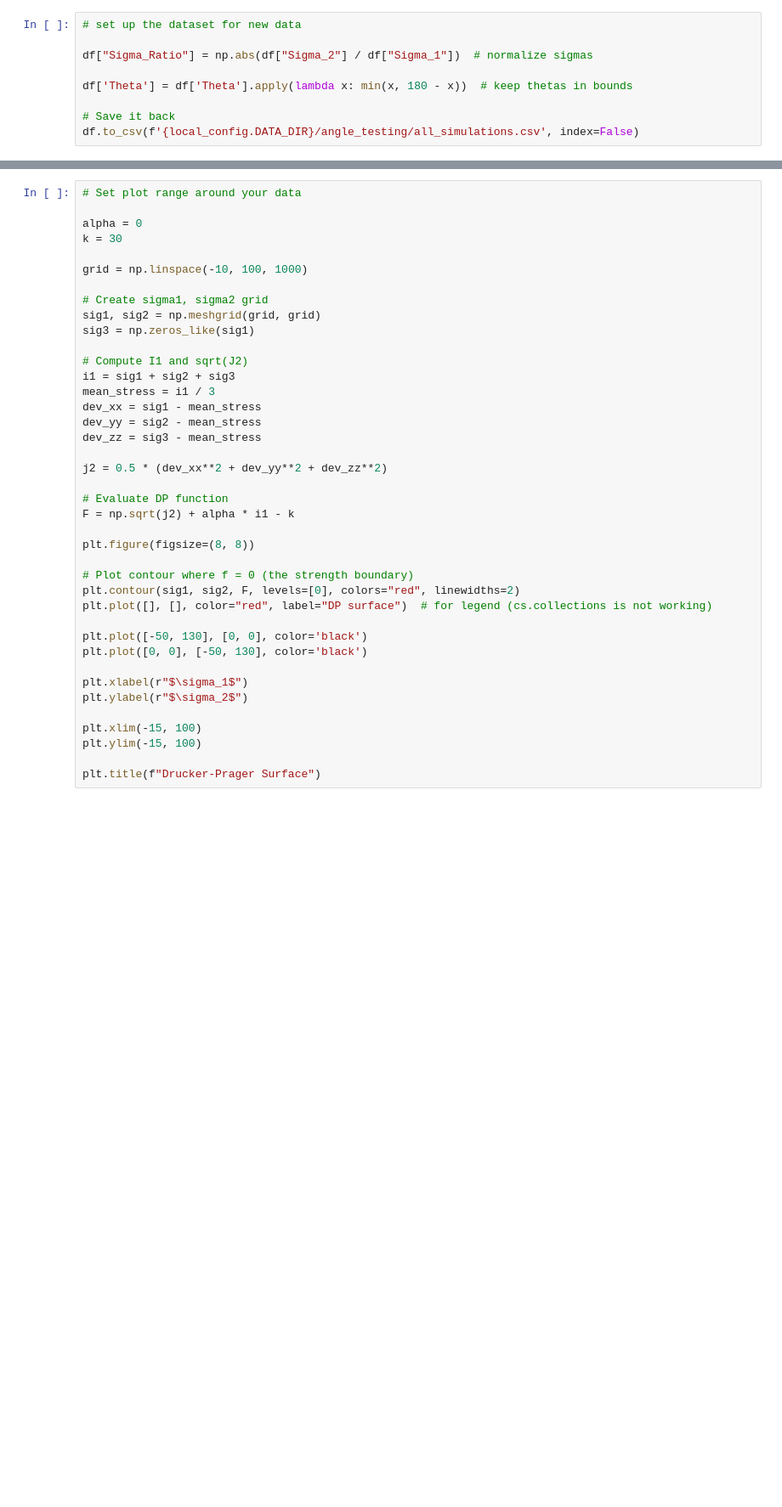
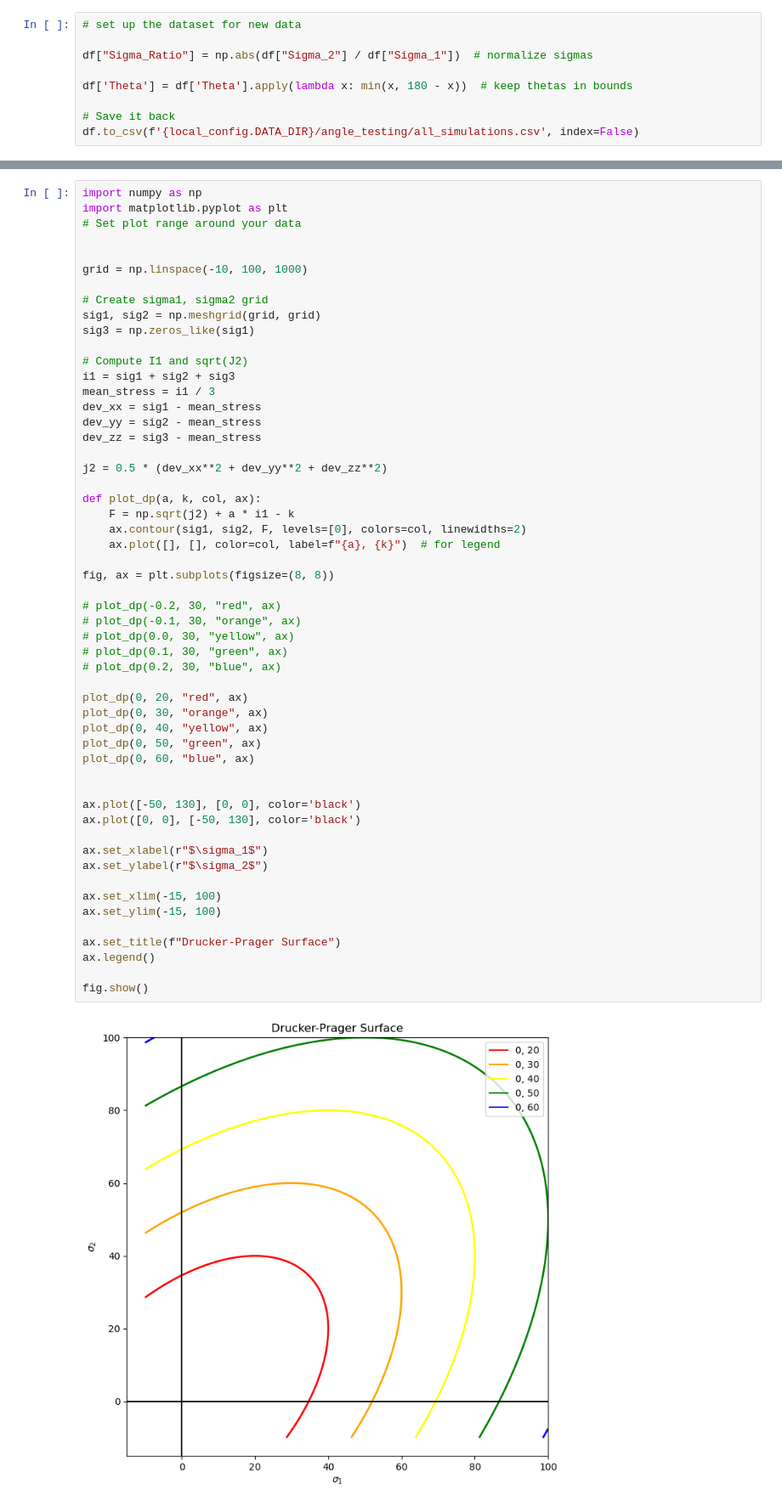
Before and after one commit to abon11/Graphene_Strength_Surface, a Jupyter notebook: sandbox.ipynb, the cells around one changed output, grey strips where cells are left out. Shown: that part at 85% size. Saved outputs shown, nothing was run; the diff lists cells and outputs as text; blank space fills up the shorter version.

```diff
--- a/sandbox.ipynb
+++ b/sandbox.ipynb
@@ -106,40 +106,56 @@ plt.show()
 # %%
+import numpy as np
+import matplotlib.pyplot as plt
 # Set plot range around your data
 
-alpha = 0
-k = 30
 
 grid = np.linspace(-10, 100, 1000)
 
 # Create sigma1, sigma2 grid
 sig1, sig2 = np.meshgrid(grid, grid)
 sig3 = np.zeros_like(sig1)
 
 # Compute I1 and sqrt(J2)
 i1 = sig1 + sig2 + sig3
 mean_stress = i1 / 3
 dev_xx = sig1 - mean_stress
 dev_yy = sig2 - mean_stress
 dev_zz = sig3 - mean_stress
 
 j2 = 0.5 * (dev_xx**2 + dev_yy**2 + dev_zz**2)
 
-# Evaluate DP function
-F = np.sqrt(j2) + alpha * i1 - k
+def plot_dp(a, k, col, ax):
+    F = np.sqrt(j2) + a * i1 - k
+    ax.contour(sig1, sig2, F, levels=[0], colors=col, linewidths=2)
+    ax.plot([], [], color=col, label=f"{a}, {k}")  # for legend
 
-plt.figure(figsize=(8, 8))
+fig, ax = plt.subplots(figsize=(8, 8))
 
-# Plot contour where f = 0 (the strength boundary)
-plt.contour(sig1, sig2, F, levels=[0], colors="red", linewidths=2)
-plt.plot([], [], color="red", label="DP surface")  # for legend (cs.collections is not working)
+# plot_dp(-0.2, 30, "red", ax)
+# plot_dp(-0.1, 30, "orange", ax)
+# plot_dp(0.0, 30, "yellow", ax)
+# plot_dp(0.1, 30, "green", ax)
+# plot_dp(0.2, 30, "blue", ax)
 
-plt.plot([-50, 130], [0, 0], color='black')
-plt.plot([0, 0], [-50, 130], color='black')
+plot_dp(0, 20, "red", ax)
+plot_dp(0, 30, "orange", ax)
+plot_dp(0, 40, "yellow", ax)
+plot_dp(0, 50, "green", ax)
+plot_dp(0, 60, "blue", ax)
 
-plt.xlabel(r"$\sigma_1$")
-plt.ylabel(r"$\sigma_2$")
 
-plt.xlim(-15, 100)
-plt.ylim(-15, 100)
+ax.plot([-50, 130], [0, 0], color='black')
+ax.plot([0, 0], [-50, 130], color='black')
 
-plt.title(f"Drucker-Prager Surface")
+ax.set_xlabel(r"$\sigma_1$")
+ax.set_ylabel(r"$\sigma_2$")
+
+ax.set_xlim(-15, 100)
+ax.set_ylim(-15, 100)
+
+ax.set_title(f"Drucker-Prager Surface")
+ax.legend()
+
+fig.show()
+# %% [output]
+[figure, added]
```
Also changed, not shown: parts of 9 cells of this notebook, 4 other files.
